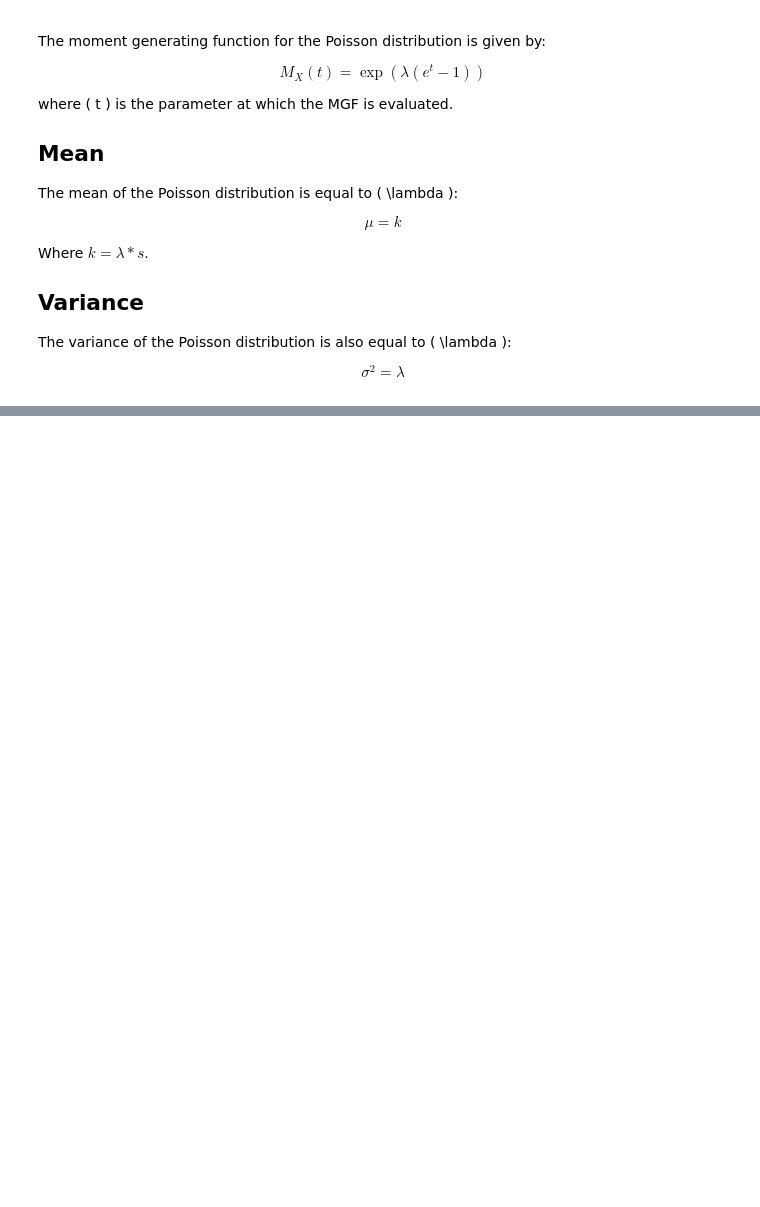
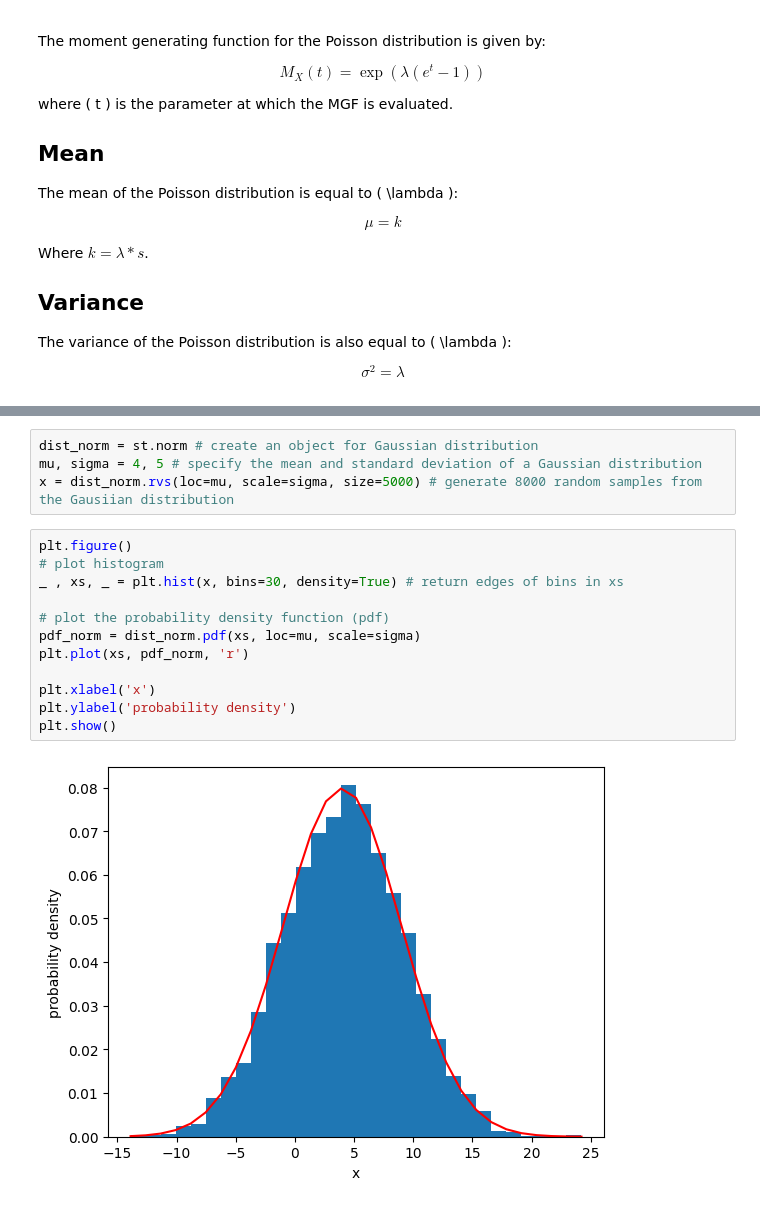
Before and after one commit to dkanh6/CMP_SC-7540-Neural-Models, a Jupyter notebook: Probability_Distributions.ipynb, the cells around one changed output, grey strips where cells are left out. Saved outputs shown, nothing was run; the diff lists cells and outputs as text; blank space fills up the shorter version.

```diff
--- a/Probability_Distributions.ipynb
+++ b/Probability_Distributions.ipynb
@@ -225,0 +278,18 @@ plt.show()
+# %%
+dist_norm = st.norm # create an object for Gaussian distribution
+mu, sigma = 4, 5 # specify the mean and standard deviation of a Gaussian distribution
+x = dist_norm.rvs(loc=mu, scale=sigma, size=5000) # generate 8000 random samples from the Gausiian distribution
+# %%
+plt.figure()
+# plot histogram
+_ , xs, _ = plt.hist(x, bins=30, density=True) # return edges of bins in xs
+
+# plot the probability density function (pdf)
+pdf_norm = dist_norm.pdf(xs, loc=mu, scale=sigma)
+plt.plot(xs, pdf_norm, 'r')
+
+plt.xlabel('x')
+plt.ylabel('probability density')
+plt.show()
+# %% [output]
+[figure, added]
```
Also changed, not shown: parts of 5 cells of this notebook.
